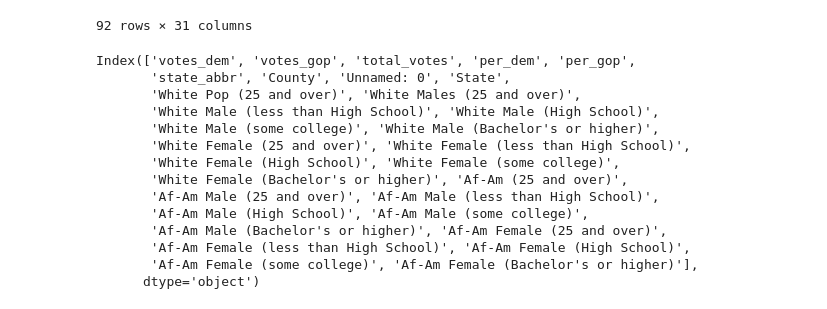
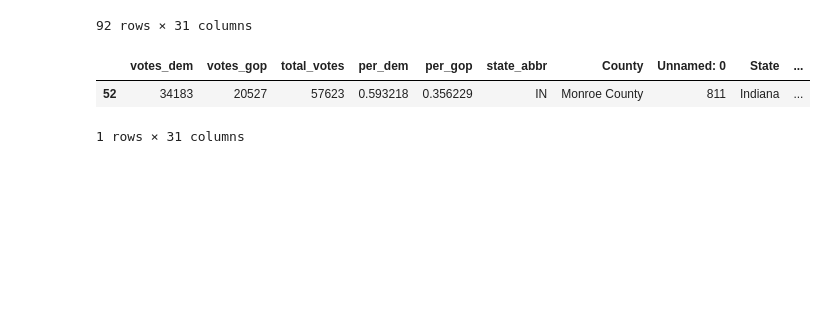
Before and after one commit to Davis1776/2016_Election_and_Demographics, a Jupyter notebook: Education_Race_Outcome.ipynb, the cells around one changed output. Saved outputs shown, nothing was run; the diff lists cells and outputs as text; code cells hidden in the pictures; blank space fills up the shorter version.

```diff
--- a/Education_Race_Outcome.ipynb
+++ b/Education_Race_Outcome.ipynb
@@ -59,18 +59,7 @@ johnson_monroe = election_education_race[(election_education_race.County == "Mon
-# %%
-johnson_monroe.columns
-# %% [output]
-Index(['votes_dem', 'votes_gop', 'total_votes', 'per_dem', 'per_gop',
-       'state_abbr', 'County', 'Unnamed: 0', 'State',
-       'White Pop (25 and over)', 'White Males (25 and over)',
-       'White Male (less than High School)', 'White Male (High School)',
-       'White Male (some college)', 'White Male (Bachelor's or higher)',
-       'White Female (25 and over)', 'White Female (less than High School)',
-       'White Female (High School)', 'White Female (some college)',
-       'White Female (Bachelor's or higher)', 'Af-Am (25 and over)',
-       'Af-Am Male (25 and over)', 'Af-Am Male (less than High School)',
-       'Af-Am Male (High School)', 'Af-Am Male (some college)',
-       'Af-Am Male (Bachelor's or higher)', 'Af-Am Female (25 and over)',
-       'Af-Am Female (less than High School)', 'Af-Am Female (High School)',
-       'Af-Am Female (some college)', 'Af-Am Female (Bachelor's or higher)'],
-      dtype='object')
+# %%
+monroe_county
+# %% [output]
+|  | votes_dem | votes_gop | total_votes | per_dem | per_gop | state_abbr | County | Unnamed: 0 | State | ... |
+| 52 | 34183 | 20527 | 57623 | 0.593218 | 0.356229 | IN | Monroe County | 811 | Indiana | ... |
+1 rows × 31 columns
 # %%
```
Also changed, not shown: parts of 5 cells of this notebook, 2 other files.
